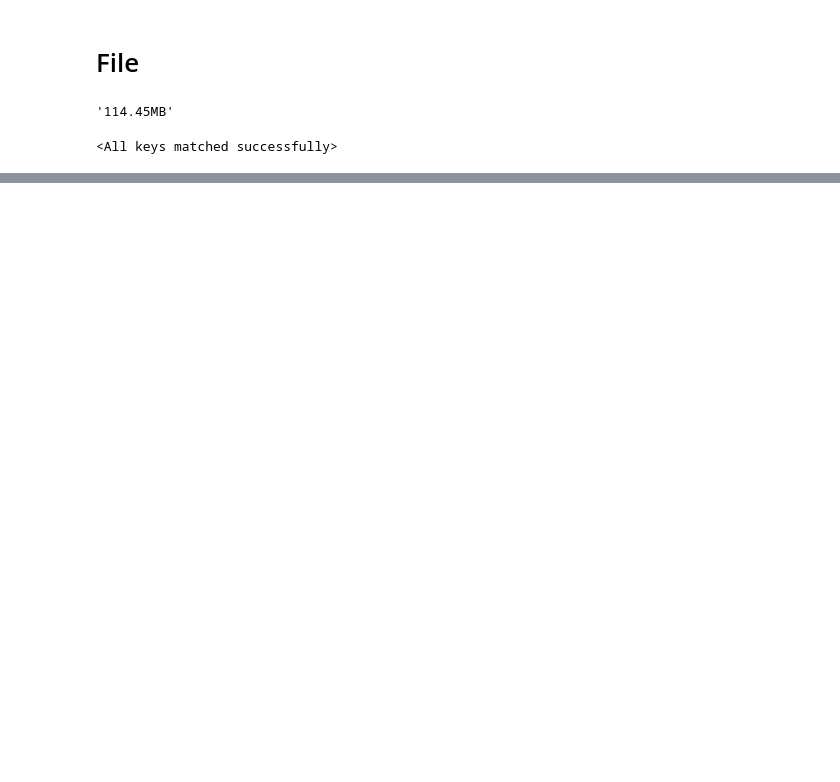
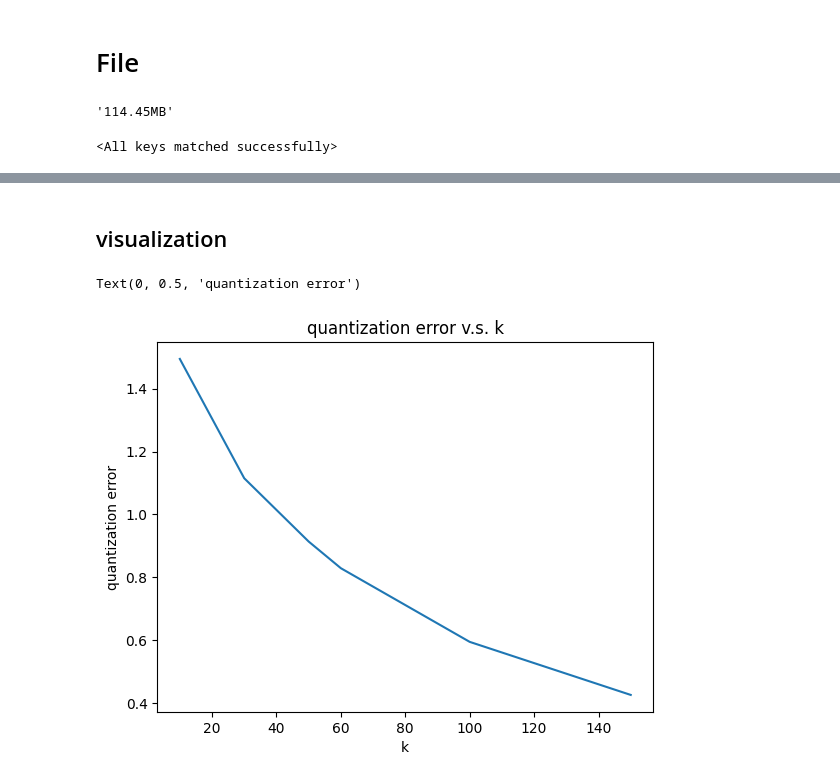
Before and after one commit to gitE0Z9/pytorch-implementations, a Jupyter notebook: notebooks/fasttext.ipynb, the cells around one changed output, grey strips where cells are left out. Drawn from its saved outputs; the diff is of its cells as text; code cells hidden in the pictures; blank space fills up the shorter version.

```diff
--- a/notebooks/fasttext.ipynb
+++ b/notebooks/fasttext.ipynb
@@ -282,0 +362,2 @@ model.load_state_dict(torch.load(model_path.as_posix()))
+# %%
+vectors = model.embeddings.weight.data.clone()
@@ -282,0 +375,2 @@ model.load_state_dict(torch.load(model_path.as_posix()))
+# %%
+quantized_indices = quantizer.quantize(vectors.detach().cpu())
@@ -282,0 +381,2 @@ model.load_state_dict(torch.load(model_path.as_posix()))
+# %%
+reconstructed_vectors = quantizer.reconstruct(quantized_indices.long())
@@ -282,0 +400,22 @@ model.load_state_dict(torch.load(model_path.as_posix()))
+# %% [markdown]
+## visualization
+# %%
+params = [10, 30, 50, 60, 100, 150]
+errors = []
+ratios = []
+for k in params:
+    quantizer = ProductQuantization(k=k)
+    vectors = model.embeddings.weight.data.clone().detach().cpu()
+    quantized_indices = quantizer.quantize(vectors)
+    reconstructed_vectors = quantizer.reconstruct(quantized_indices.long())
+
+    errors.append(F.mse_loss(vectors, reconstructed_vectors).item())
+    ratios.append(get_compression_ratio(vectors, quantizer.codebook, quantized_indices))
+# %%
+plt.plot(params, errors)
+plt.title("quantization error v.s. k")
+plt.xlabel("k")
+plt.ylabel("quantization error")
+# %% [output]
+Text(0, 0.5, 'quantization error')
+[figure, added]
```
Also changed, not shown: parts of 62 cells of this notebook, 2 other files.
